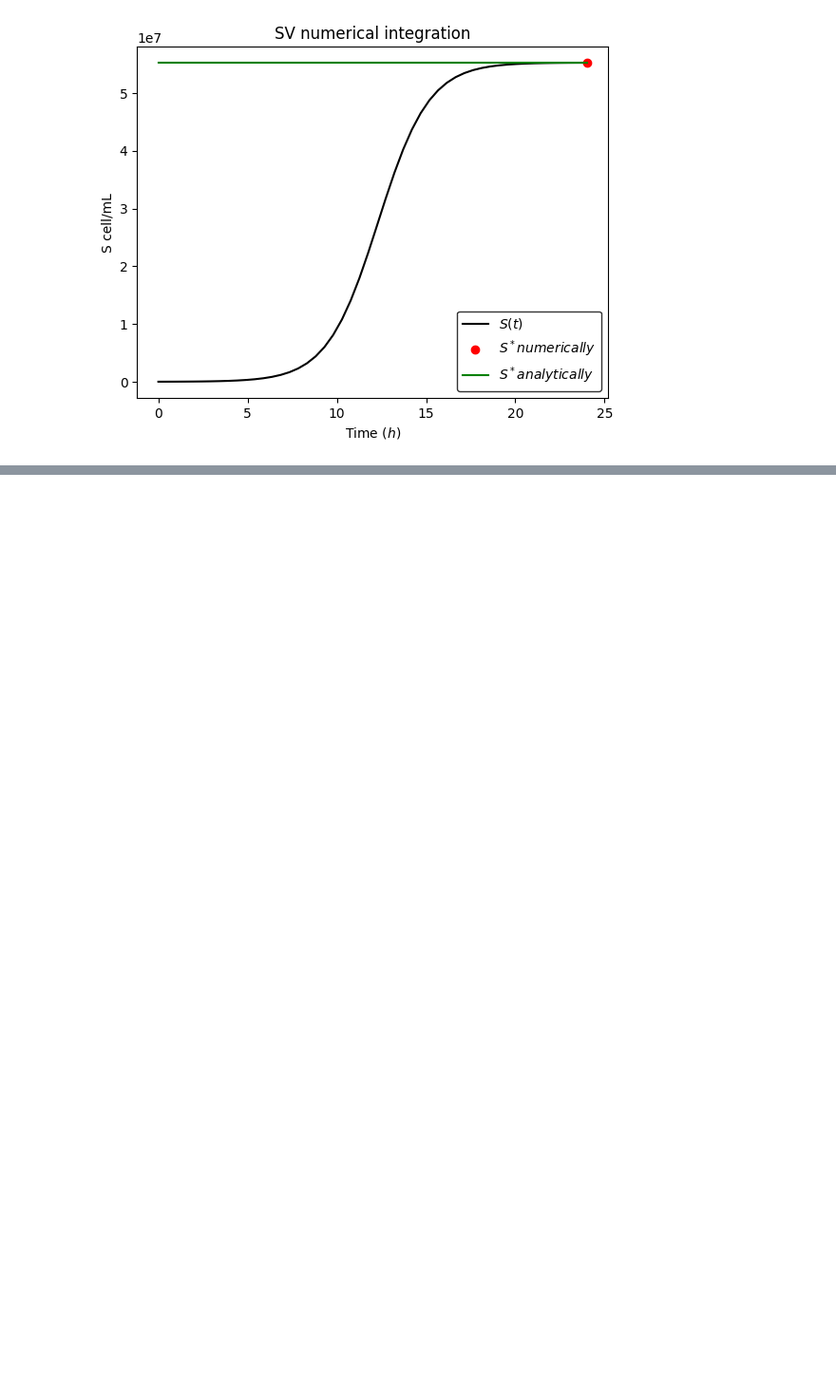
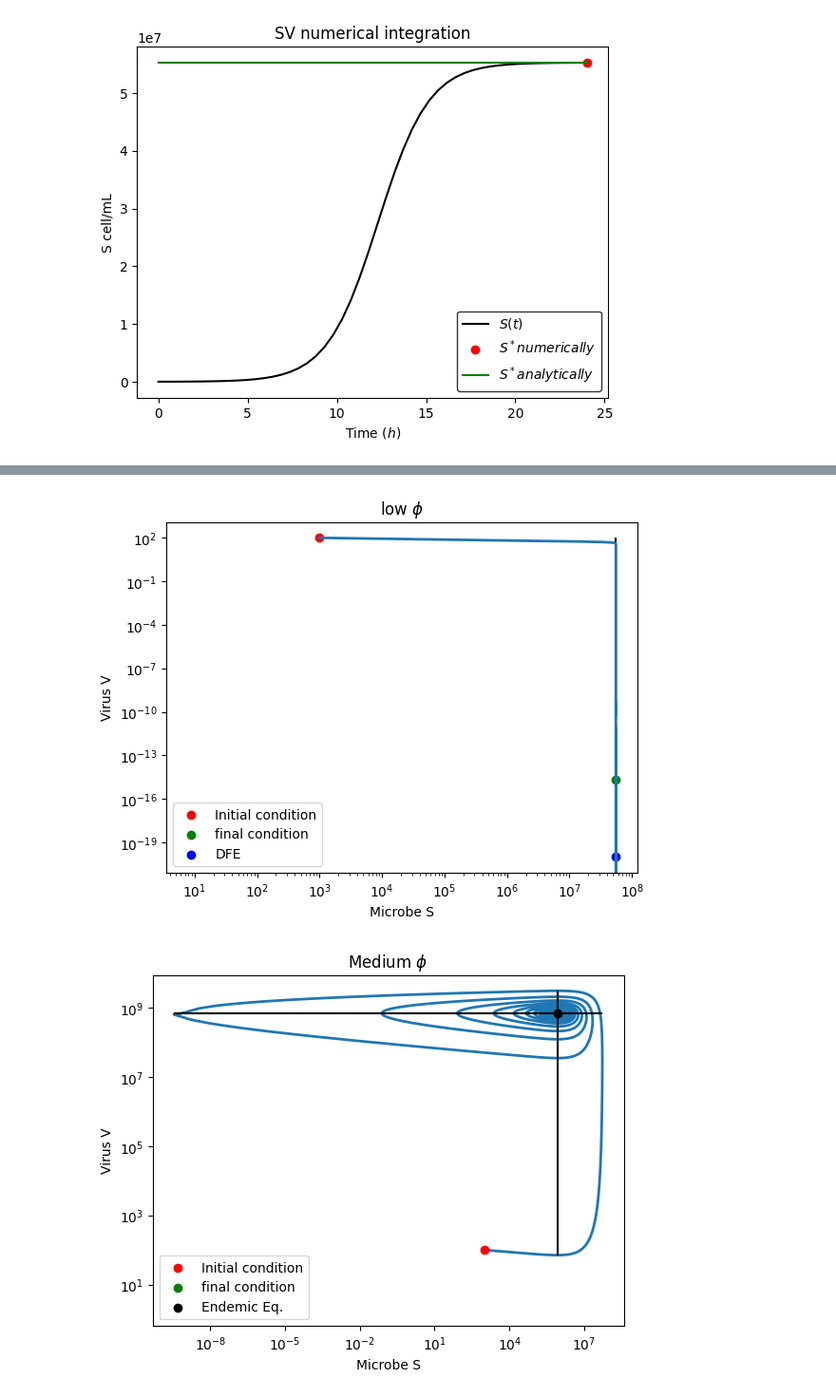
Before and after one commit to RaunakDey/phageschool2025, a Jupyter notebook: docs/day1_eco_evo_principles/python_exercises_day1.ipynb, the cells around one changed output, grey strips where cells are left out. Shown at 95% size. Saved outputs shown, nothing was run; the diff lists cells and outputs as text; code cells hidden in the pictures; blank space fills up the shorter version.

```diff
--- a/docs/day1_eco_evo_principles/python_exercises_day1.ipynb
+++ b/docs/day1_eco_evo_principles/python_exercises_day1.ipynb
@@ -100,0 +206,78 @@ Text(0.5, 1.0, 'SV numerical integration')
+# %%
+# Integrate the model numerically
+# time
+t0=0 #Initial Time
+dt=0.1
+tf=5000 #Final time
+T = np.arange(t0,tf,dt)
+# Initial conditions
+y0 = np.zeros(2)
+
+
+### Low phi
+pars['phi'] = 1E-12;
+y0[0] = 1000;
+y0[1] = 100;
+dy = integrate.odeint(SV_ode,y0, T, args=(pars,))
+S = dy[:,0];
+V = dy[:,1];
+plt.figure(0)
+plt.loglog(S,V,linewidth=2)
+plt.scatter(y0[0],y0[1],color='red',label='Initial condition')
+plt.scatter(S[-1],V[-1],color='green',label='final condition')
+plt.scatter(Seq_ana,1E-20,color='blue',label='DFE')
+plt.vlines(Seq_ana,ymin=min(V),ymax=max(V),color='k',zorder=1)
+plt.xlabel("Microbe S")
+plt.ylabel("Virus V")
+plt.title("low $\phi$")
+plt.legend()
+plt.show()
+
+
+### Medium phi
+pars['phi'] = 1E-9;
+Seq = pars["m"]/((pars["beta"]-1)*pars["phi"])
+Veq = (1/pars["phi"])*(pars["b"]*(1-Seq/pars["K"])-pars["d"])
+y0[0] = 1000;
+y0[1] = 100;
+dy = integrate.odeint(SV_ode,y0, T, args=(pars,))
+S = dy[:,0];
+V = dy[:,1];
+plt.figure(1)
+plt.loglog(S,V,linewidth=2,zorder=-1)
+plt.scatter(y0[0],y0[1],color='red',label='Initial condition')
+plt.scatter(S[-1],V[-1],color='green',label='final condition')
+plt.scatter(Seq,Veq,color='k',label='Endemic Eq.')
+plt.vlines(Seq,ymin=min(V),ymax=max(V),color='k',zorder=1)
+plt.hlines(Veq,xmin=min(S),xmax=max(S),color='k',zorder=1)
+plt.xlabel("Microbe S")
+plt.ylabel("Virus V")
+plt.title("Medium $\phi$")
+plt.legend()
+plt.show()
+
+### High phi
+pars['phi']
+### High phi
+pars['phi'] = 1E-5;
+Seq = pars["m"]/((pars["beta"]-1)*pars["phi"])
+Veq = (1/pars["phi"])*(pars["b"]*(1-Seq/pars["K"])-pars["d"])
+y0[0] = Seq+250;
+y0[1] = Veq+500;
+dy = integrate.odeint(SV_ode,y0, T, args=(pars,))
+S = dy[:,0];
+V = dy[:,1];
+plt.figure(2)
+plt.loglog(S,V,linewidth=2,zorder=-1)
+plt.scatter(y0[0],y0[1],color='red',label='Initial condition')
+plt.scatter(S[-1],V[-1],color='green',label='final condition')
+plt.vlines(Seq,ymin=min(V),ymax=max(V),color='k',zorder=1)
+plt.hlines(Veq,xmin=min(S),xmax=max(S),color='k',zorder=1)
+plt.xlabel("Microbe S")
+plt.ylabel("Virus V")
+plt.title("High $\phi$")
+plt.legend(loc='upper left')
+plt.show()
+# %% [output]
+[figure, added]
+[figure, added]
```
Also changed, not shown: parts of 39 cells of this notebook, 11 other files.
